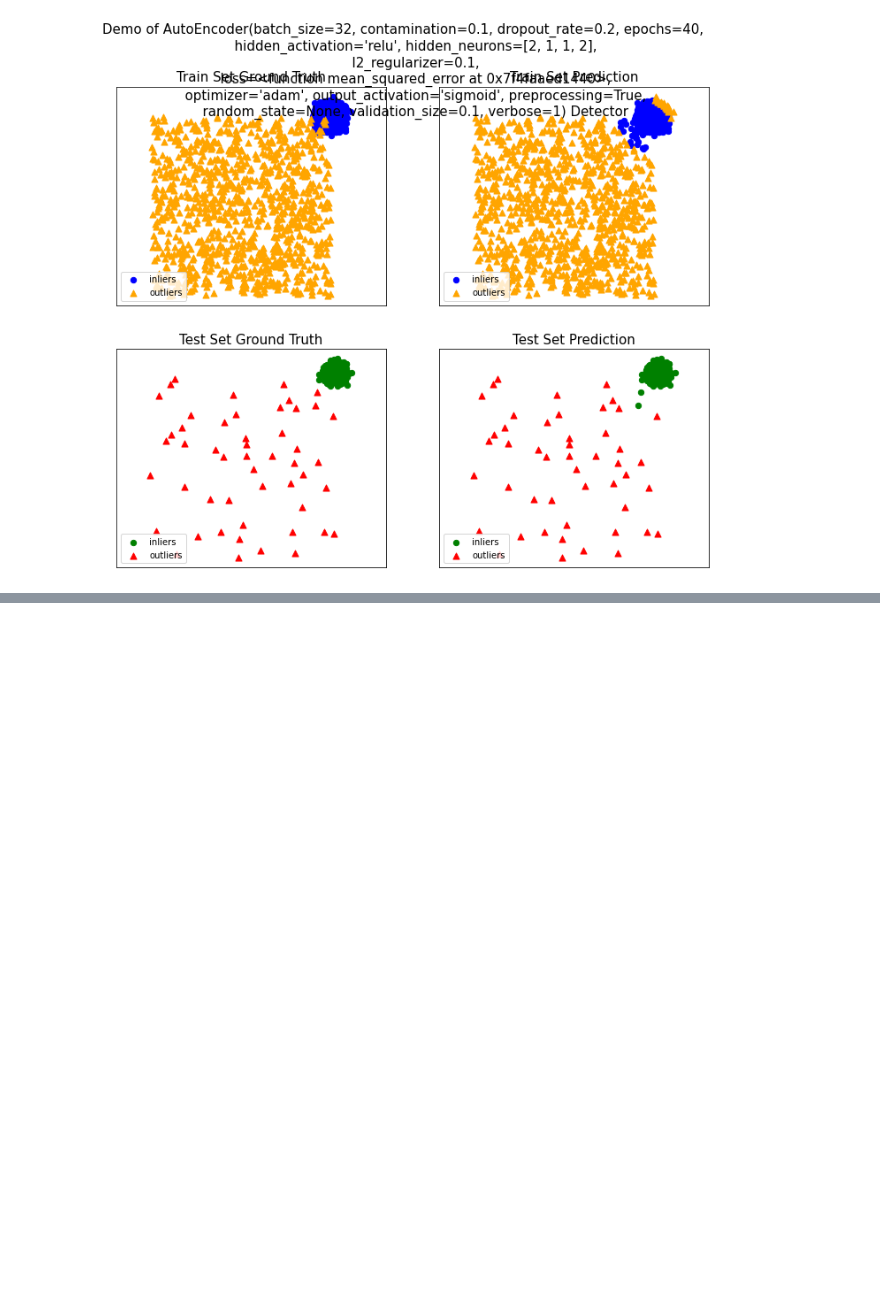
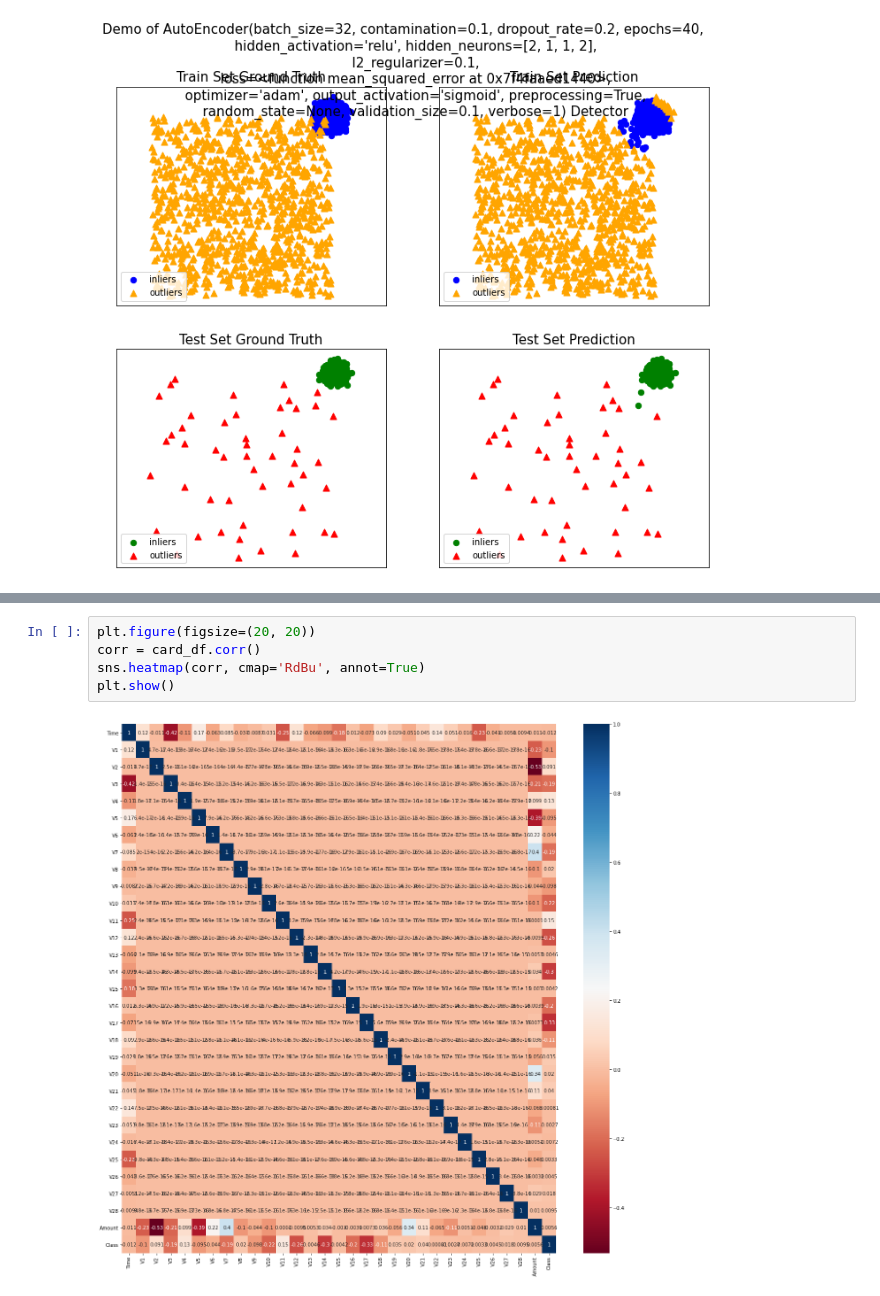
Before and after one commit to Haebuk/Python_Machine_Learning, a Jupyter notebook: Anomaly_Detection.ipynb, the cells around one changed output, grey strips where cells are left out. Saved outputs shown, nothing was run; the diff lists cells and outputs as text; blank space fills up the shorter version.

```diff
--- a/Anomaly_Detection.ipynb
+++ b/Anomaly_Detection.ipynb
@@ -72,0 +228,7 @@ score ROC:0.992, precision @ rank n:0.96
+# %%
+plt.figure(figsize=(20, 20))
+corr = card_df.corr()
+sns.heatmap(corr, cmap='RdBu', annot=True)
+plt.show()
+# %% [output]
+[figure, added]
```
Also changed, not shown: parts of 29 cells of this notebook.
